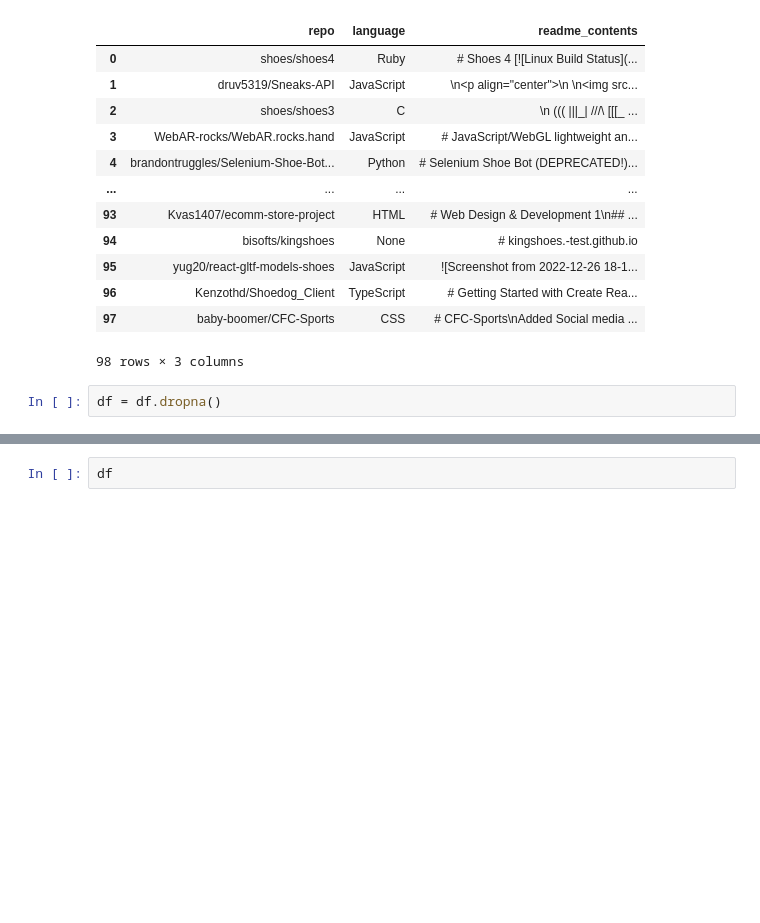
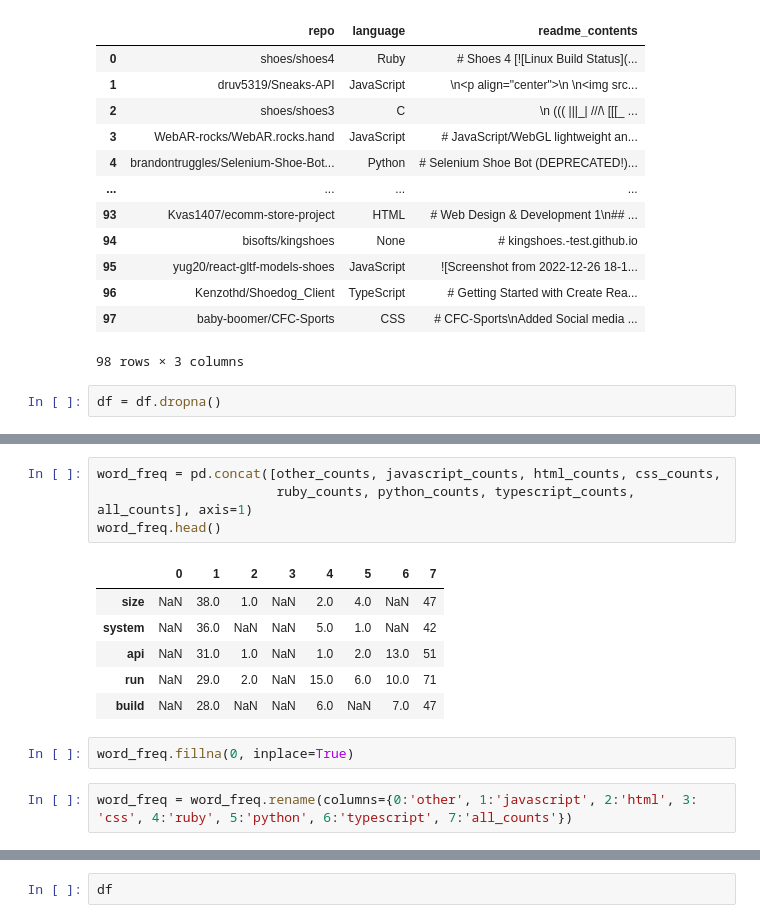
Before and after one commit to nlp-group-project/github-readme-languages, a Jupyter notebook: shawn_workbook.ipynb, the cells around one changed output, grey strips where cells are left out. Cells and saved outputs as stored; diff of their text form; blank space fills up the shorter version.

```diff
--- a/shawn_workbook.ipynb
+++ b/shawn_workbook.ipynb
@@ -153,0 +129,15 @@ df = df.dropna()
+# %%
+word_freq = pd.concat([other_counts, javascript_counts, html_counts, css_counts,
+                       ruby_counts, python_counts, typescript_counts, all_counts], axis=1)
+word_freq.head()
+# %% [output]
+|  | 0 | 1 | 2 | 3 | 4 | 5 | 6 | 7 |
+| size | NaN | 38.0 | 1.0 | NaN | 2.0 | 4.0 | NaN | 47 |
+| system | NaN | 36.0 | NaN | NaN | 5.0 | 1.0 | NaN | 42 |
+| api | NaN | 31.0 | 1.0 | NaN | 1.0 | 2.0 | 13.0 | 51 |
+| run | NaN | 29.0 | 2.0 | NaN | 15.0 | 6.0 | 10.0 | 71 |
+| build | NaN | 28.0 | NaN | NaN | 6.0 | NaN | 7.0 | 47 |
+# %%
+word_freq.fillna(0, inplace=True)
+# %%
+word_freq = word_freq.rename(columns={0:'other', 1:'javascript', 2:'html', 3: 'css', 4:'ruby', 5:'python', 6:'typescript', 7:'all_counts'})
```
Also changed, not shown: parts of 26 cells of this notebook, 1 other file.
